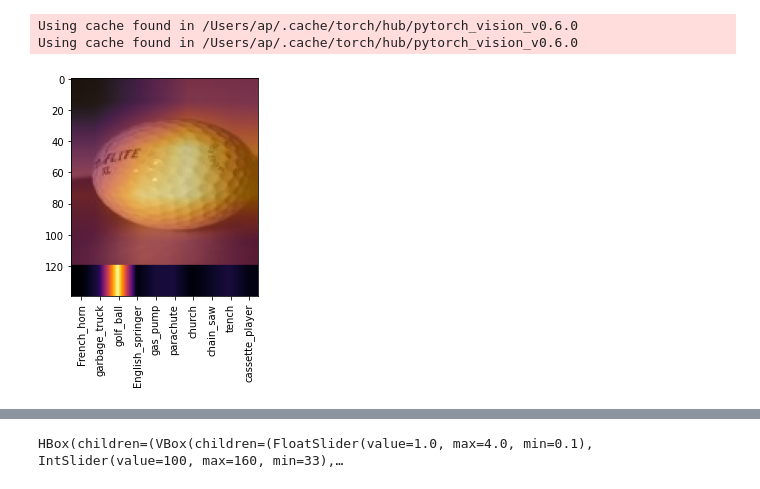
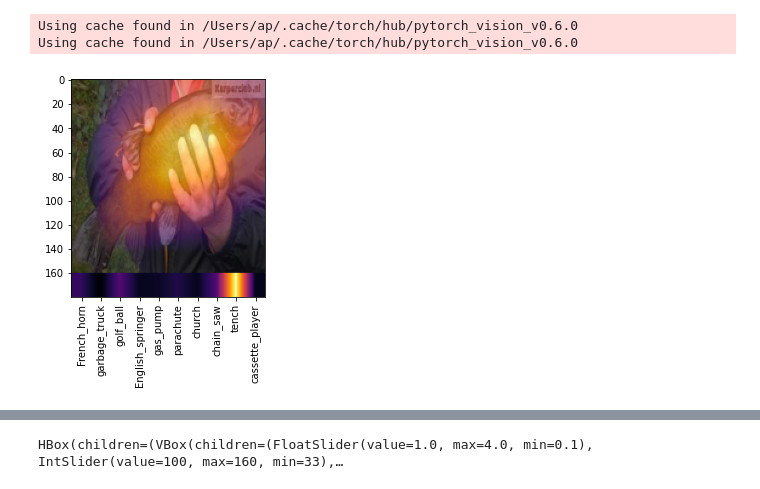
Before and after one commit to apstuff/augmentation-impact, a Jupyter notebook: notebooks/augmentation_control.ipynb, the cells around one changed output, grey strips where cells are left out. Saved outputs shown, nothing was run; the diff lists cells and outputs as text; code cells hidden in the pictures.

```diff
--- a/notebooks/augmentation_control.ipynb
+++ b/notebooks/augmentation_control.ipynb
@@ -27,6 +27,6 @@ path = untar_data(URLs.IMAGENETTE_160,dest=DATA_PATH)
 # %% [output]
 (#10) [Path('../data/imagenette2-160/train/n03394916'),Path('../data/imagenette2-160/train/n03417042'),Path('../data/imagenette2-160/train/n03445777'),Path('../data/imagenette2-160/train/n02102040'),P ...
 # %%
-fname = (path/"train/n03445777").ls()[0]
+fname = (path/"train/n01440764").ls()[1]
 PILImage.create(fname).resize((160,160))
 # %% [output]
@@ -103,7 +103,7 @@ def find_relevant_input(x, target_index = None):
 #plt.show()
 # %%
 class MyImg():
-    def __init__(self,img,model=None,get_model_act=False,restrict_classes=None):
+    def __init__(self,img,model=None,get_model_act=False,restrict_classes=None,normalize=None):
         self.img_orig = img.copy()
         self.img = img.copy()
         self.out_img = img.copy()
@@ -115,6 +115,7 @@ class MyImg():
         self.activations = []
         self.restrict_classes = restrict_classes
         self.class_idx = [int(i) for i in restrict_classes.keys()] if restrict_classes is not None else None
+        self.normalize = normalize if normalize is not None else lambda x: x
 
     def reset(self):
         self.img = self.img_orig.copy()
@@ -140,12 +141,12 @@ class MyImg():
 
         # then run activation localization
         if (highlight_act is not None) & (highlight_act != 'none'):
-            x_input = normalize(self.x).requires_grad_(True)
+            x_input = self.normalize(self.x).requires_grad_(True)
             if highlight_act == 'cam':
                 heatmap = get_heatmap(x_input)
                 # need to renormalize the image before adding it to another image
                 #cam = np.float32(arr_to_img(self.x[0].permute(1,2,0).numpy())) + np.float32(heatmap)
-                cam = tensor_to_np_img(min_max_scaler(self.x[0])) + np.float32(heatmap)
+                cam = tensor_to_np_img(min_max_scaler(self.x[0].detach())) + np.float32(heatmap)
                 self.out_img = arr_to_img(cam)
             elif highlight_act == 'gradient':
                 self.out_img = get_gradient_act(x_input)
@@ -161,7 +162,7 @@ class MyImg():
         # Note: Here we use a different model as in the activation localization.
         # todo: use same model and use reuse model output from forward pass above (see also comments when loading the models)
         if self.get_model_act:
-            out = self.model(normalize(self.x)).detach().numpy()
+            out = self.model(self.normalize(self.x)).detach().numpy()
             if self.restrict_classes is not None:
                 out = out[:,self.class_idx]
             self.activations.append(out)
@@ -191,34 +192,34 @@ class MyImg():
         # to make flatten activation better visible, the images will be streched by a factor of 20
         # and the width is adapted to the original image width
         shape = (20,img.shape[1])
 
         # combine transformed images and their layer activations
         img_comb = np.vstack([img, arr_to_img(imresize(out,shape), 'inferno') ])
         return img_comb
 
     def create_gif(self,path):
         # to make flatten activation better visible, the images will be streched by a factor of 20 and the width is adapted to the original image width
         w,h,d = self.images[0].shape
         transform_act = lambda x: arr_to_img(imresize(x,(20,w)), 'inferno')
 
         # combine sequence of transformed images and their layer activations
         imgs_combs = [ np.vstack([arr_to_img(img).resize((w,h)), transform_act(act) ]) for img, act in zip(self.images,self.activations)  ]
 
         # transform to images, add backward loop and store as gif
         first_img, *imgs = [ pilImage.fromarray( img ) for img in imgs_combs]
         imgs += [img for img in imgs[::-1]]
         first_img.save(fp=path, format='GIF', append_images=imgs, save_all=True, duration=100, loop=0)
 
 
-# todo: pass as argument
 normalize = transforms.Normalize(mean=[0.485, 0.456, 0.406],
                                  std=[0.229, 0.224, 0.225])
 size = 160
 img = PILImage.create(fname).resize((size,size))
 myimg = MyImg(img,
               model,
               get_model_act=True,
-              restrict_classes={i:classes[i][1] for i in my_classes})
-myimg.tfms(crop_size=120,highlight_act='cam')
+              restrict_classes={i:classes[i][1] for i in my_classes},
+              normalize=normalize)
+myimg.tfms(crop_size=160,highlight_act='cam')
 # %% [output]
-[figure, old version]
+[figure, new version]
```
Also changed, not shown: parts of 8 cells of this notebook.
